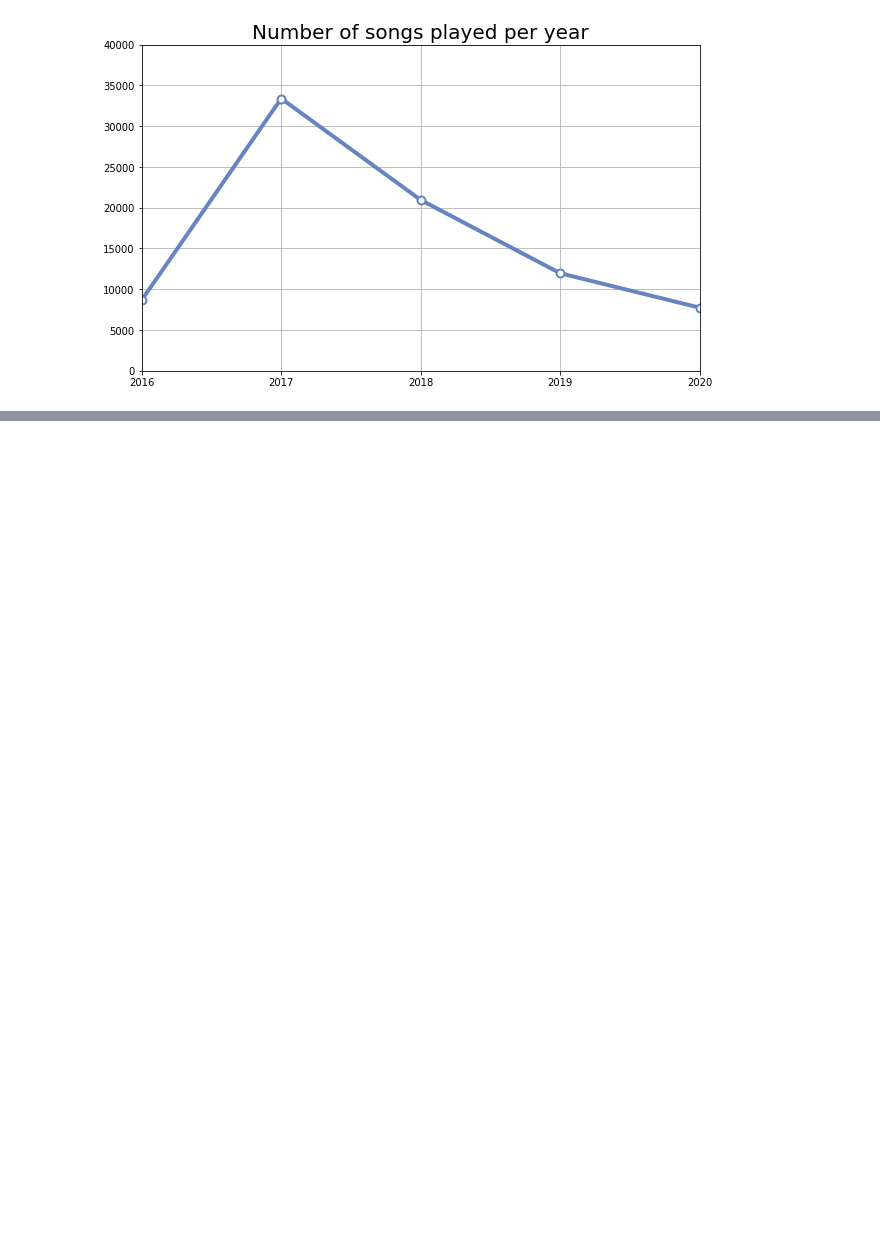
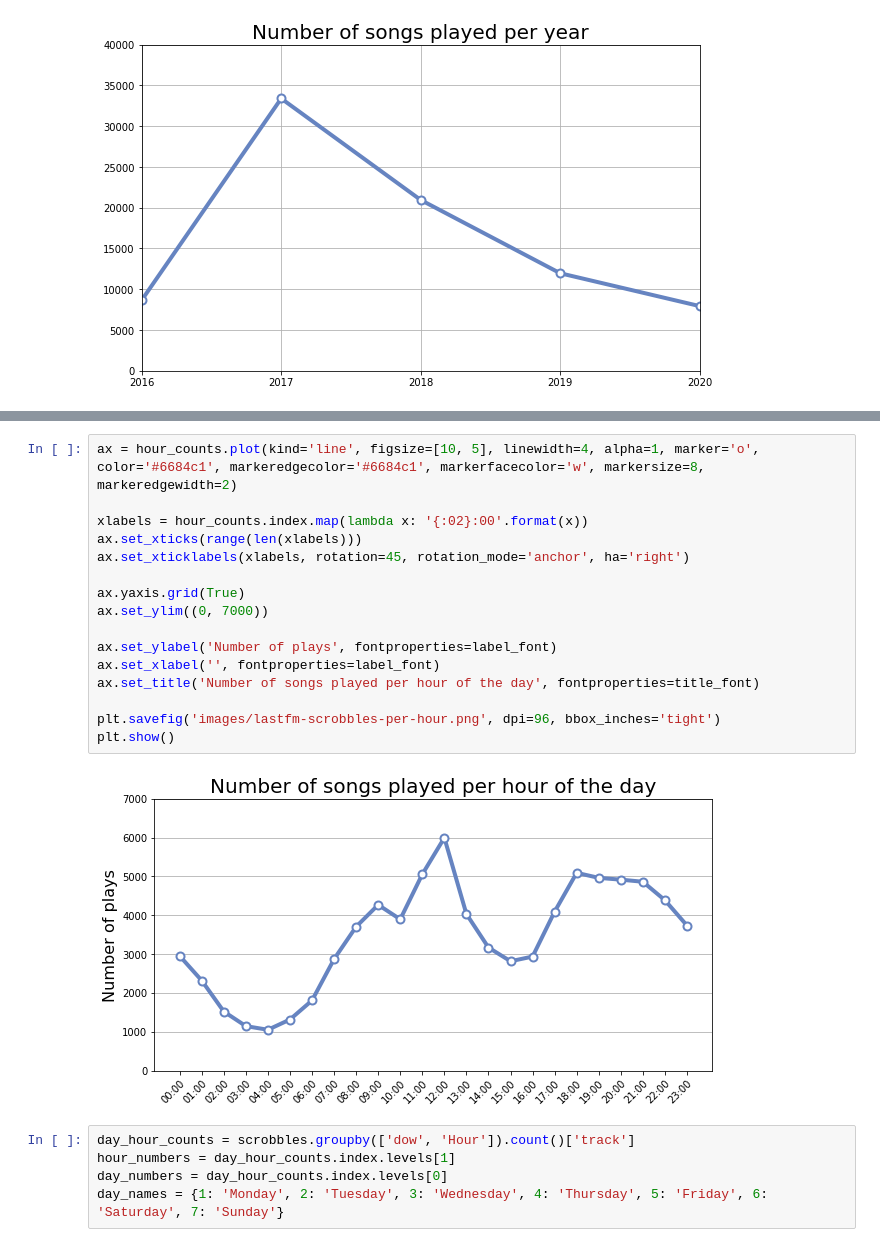
Before and after one commit to SidSaxena/music-analysis, a Jupyter notebook: lastfm/lastfm_analysis.ipynb, the cells around one changed output, grey strips where cells are left out. Cells and saved outputs as stored; diff of their text form; blank space fills up the shorter version.

```diff
--- a/lastfm/lastfm_analysis.ipynb
+++ b/lastfm/lastfm_analysis.ipynb
@@ -260,0 +347,23 @@ plt.show()
+# %%
+ax = hour_counts.plot(kind='line', figsize=[10, 5], linewidth=4, alpha=1, marker='o', color='#6684c1', markeredgecolor='#6684c1', markerfacecolor='w', markersize=8, markeredgewidth=2)
+
+xlabels = hour_counts.index.map(lambda x: '{:02}:00'.format(x))
+ax.set_xticks(range(len(xlabels)))
+ax.set_xticklabels(xlabels, rotation=45, rotation_mode='anchor', ha='right')
+
+ax.yaxis.grid(True)
+ax.set_ylim((0, 7000))
+
+ax.set_ylabel('Number of plays', fontproperties=label_font)
+ax.set_xlabel('', fontproperties=label_font)
+ax.set_title('Number of songs played per hour of the day', fontproperties=title_font)
+
+plt.savefig('images/lastfm-scrobbles-per-hour.png', dpi=96, bbox_inches='tight')
+plt.show()
+# %% [output]
+[figure, added]
+# %%
+day_hour_counts = scrobbles.groupby(['dow', 'Hour']).count()['track']
+hour_numbers = day_hour_counts.index.levels[1]
+day_numbers = day_hour_counts.index.levels[0]
+day_names = {1: 'Monday', 2: 'Tuesday', 3: 'Wednesday', 4: 'Thursday', 5: 'Friday', 6: 'Saturday', 7: 'Sunday'}
```
Also changed, not shown: parts of 20 cells of this notebook.
